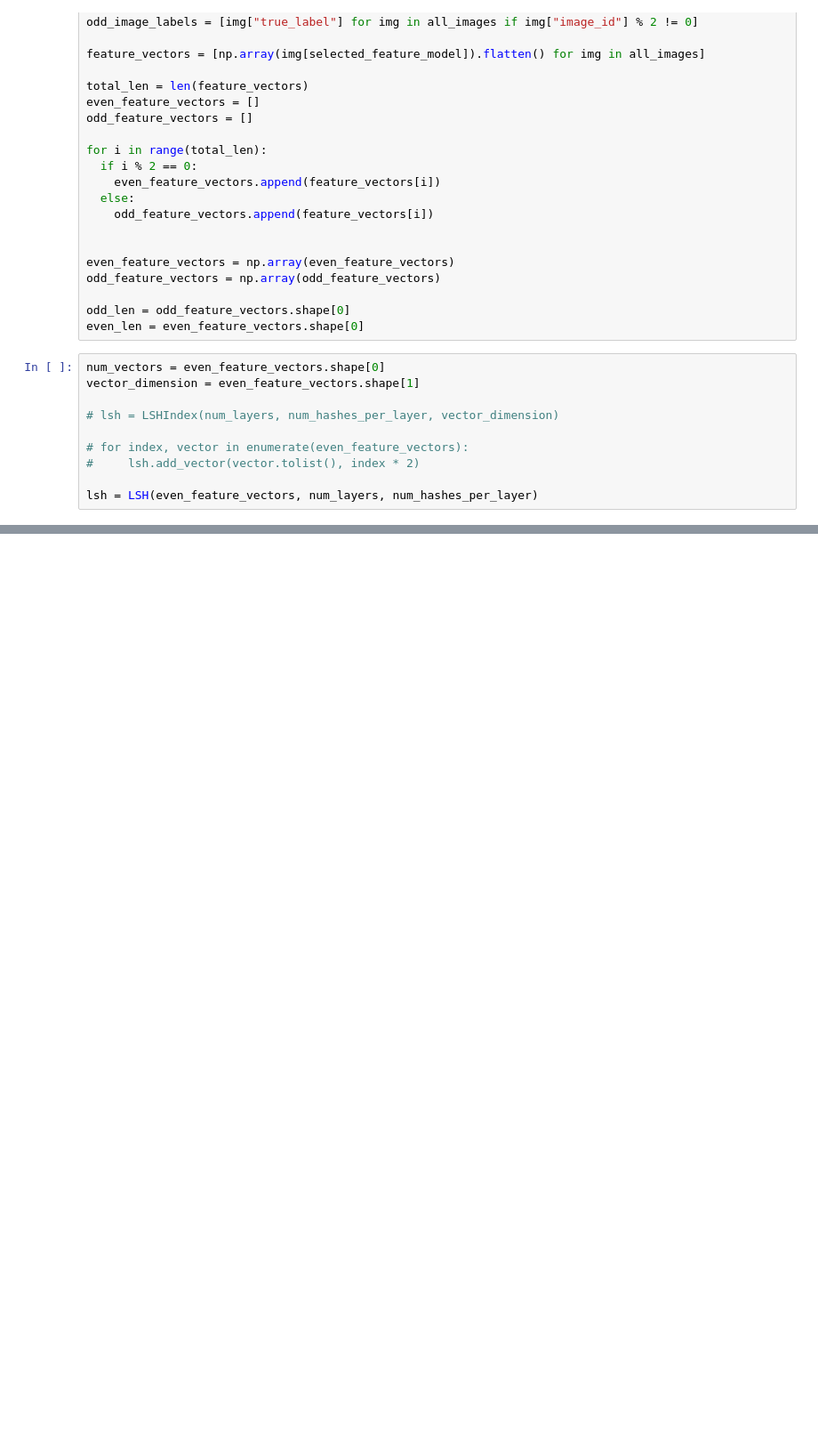
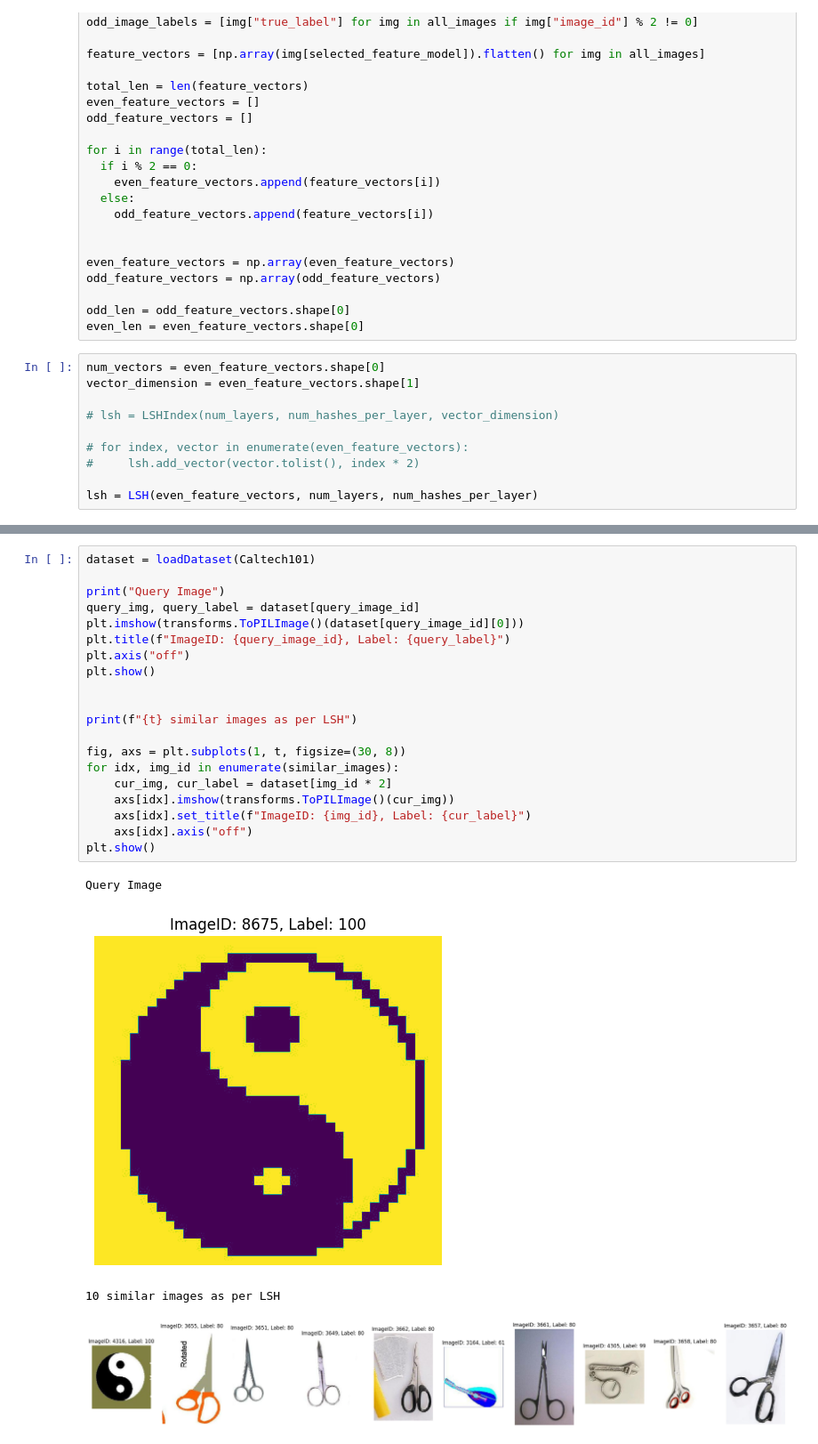
Before and after one commit to 20kaushik02/CSE515_MWDB_Project, a Jupyter notebook: Phase 3/task_4.ipynb, the cells around one changed output, grey strips where cells are left out. Shown: that part at 89% size. Cells and saved outputs as stored; diff of their text form; blank space fills up the shorter version.

Commit message:
display images task 4

```diff
--- a/Phase 3/task_4.ipynb
+++ b/Phase 3/task_4.ipynb
@@ -95,0 +96,25 @@ Label: 6, ID: 2724
+# %%
+dataset = loadDataset(Caltech101)
+
+print("Query Image")
+query_img, query_label = dataset[query_image_id]
+plt.imshow(transforms.ToPILImage()(dataset[query_image_id][0]))
+plt.title(f"ImageID: {query_image_id}, Label: {query_label}")
+plt.axis("off")
+plt.show()
+
+
+print(f"{t} similar images as per LSH")
+
+fig, axs = plt.subplots(1, t, figsize=(30, 8))
+for idx, img_id in enumerate(similar_images):
+    cur_img, cur_label = dataset[img_id * 2]
+    axs[idx].imshow(transforms.ToPILImage()(cur_img))
+    axs[idx].set_title(f"ImageID: {img_id}, Label: {cur_label}")
+    axs[idx].axis("off")
+plt.show()
+# %% [output]
+Query Image
+[figure, added]
+10 similar images as per LSH
+[figure, added]
```
Also changed, not shown: parts of 1 cell of this notebook, 1 other file.
